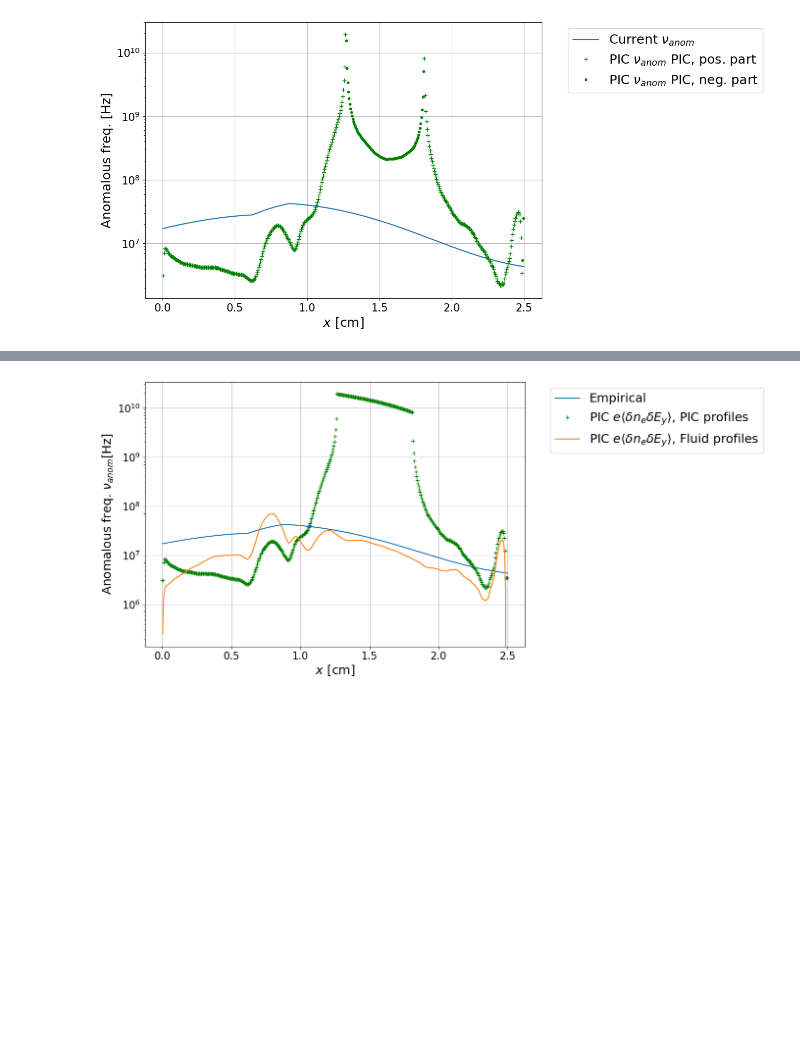
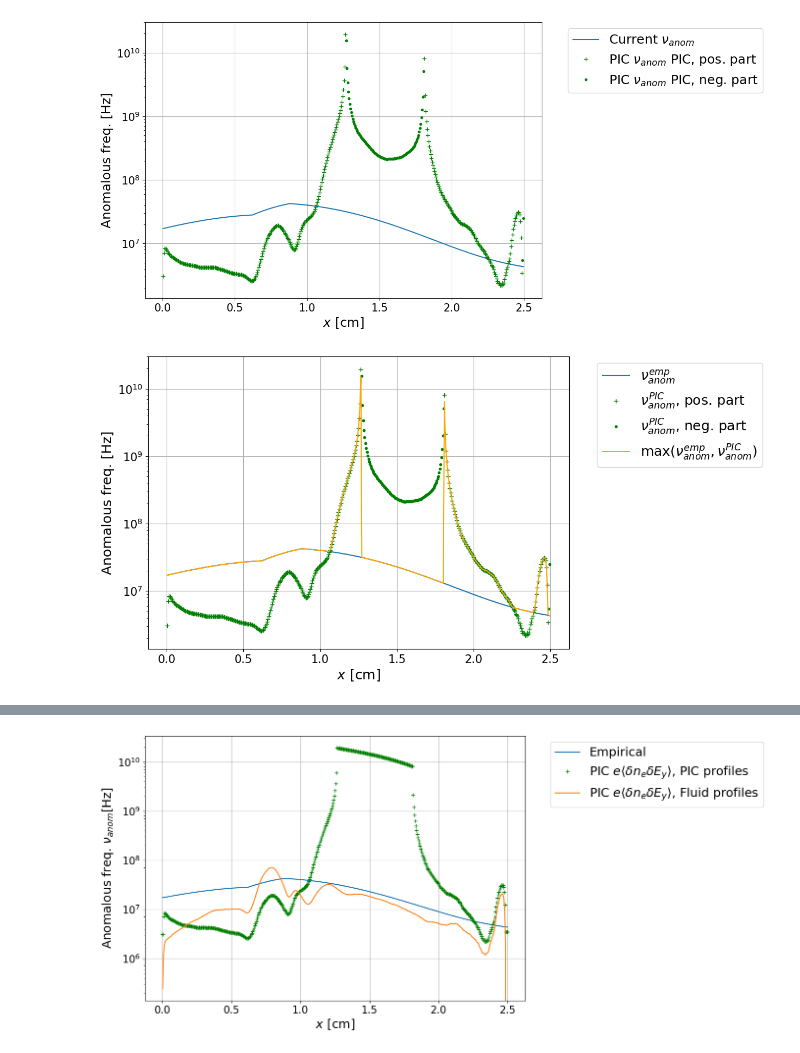
Before and after one commit to federicopetronio/FLHET1D, a Jupyter notebook: plots_comparison_PIC.ipynb, the cells around one changed output, grey strips where cells are left out. Cells and saved outputs as stored; diff of their text form; code cells hidden in the pictures; blank space fills up the shorter version.

```diff
--- a/plots_comparison_PIC.ipynb
+++ b/plots_comparison_PIC.ipynb
@@ -291,7 +398,7 @@ plt.show()
 # %% [markdown]
 ### In terms of $\nu_{anom}$
 # %%
-full_PIC_nu = (1/phy_const.m_e)*extracted_df['corr_term']/(- extracted_df['ve_y'] * extracted_df['n_e'])
+full_PIC_nu = (1/phy_const.m_e)*extracted_df['corr_term_y']/(- extracted_df['ve_y'] * extracted_df['n_e'])
 full_PIC_nu = np.array(full_PIC_nu)
 PIC_x       = np.array(extracted_df['x'])
 # %%
@@ -320,6 +427,29 @@ ax.legend(loc="upper left", bbox_to_anchor=(1.05, 1.0), fontsize=legendfontsize)
 plt.show()
 # %% [output]
 [figure]
+# %%
+PIC_nu_f    = interpolate.interp1d(PIC_x/100, full_PIC_nu)
+full_PIC_nu_x_center    = PIC_nu_f(x_center)
+maxempPIC_nu    = np.maximum(current_nu, full_PIC_nu_x_center)
+
+f, ax = plt.subplots(figsize=(10,7))
+
+#ax.semilogy([LTHR*100, LTHR*100], [1e-5, 100.], 'k--', label = "channel exit")
+ax.semilogy(x_center*100, current_nu, '-', label = "$\\nu_{anom}^{emp}$")
+ax.semilogy(PIC_x_plus, PIC_nu_plus, 'g+', label = "$\\nu_{anom}^{PIC}$, pos. part")
+ax.semilogy(PIC_x_minus, -PIC_nu_minus, 'g.', label = "$\\nu_{anom}^{PIC}$, neg. part")
+ax.semilogy(x_center*100, maxempPIC_nu, '-', color='orange', label="$\\max (\\nu_{anom}^{emp}, \\nu_{anom}^{PIC})$")
+#ax.set_ylim([1e-3, 20.])
+ax.set_xlabel("$x$ [cm]", fontsize=axisfontsize)
+ax.set_ylabel("Anomalous freq. [Hz]", fontsize=axisfontsize)
+ax.xaxis.set_tick_params(labelsize=tickfontsize)
+ax.yaxis.set_tick_params(labelsize=tickfontsize)
+
+ax.grid()
+ax.legend(loc="upper left", bbox_to_anchor=(1.05, 1.0), fontsize=legendfontsize)
+plt.show()
+# %% [output]
+[figure, added]
 # %%
 # Saves this anomalous freq. to a .csv file
 df_to_save_0 = pd.DataFrame({'x[cm]':PIC_x, 'nu_anom[Hz]':full_PIC_nu})
```
Also changed, not shown: parts of 27 cells of this notebook, 1 other file.
